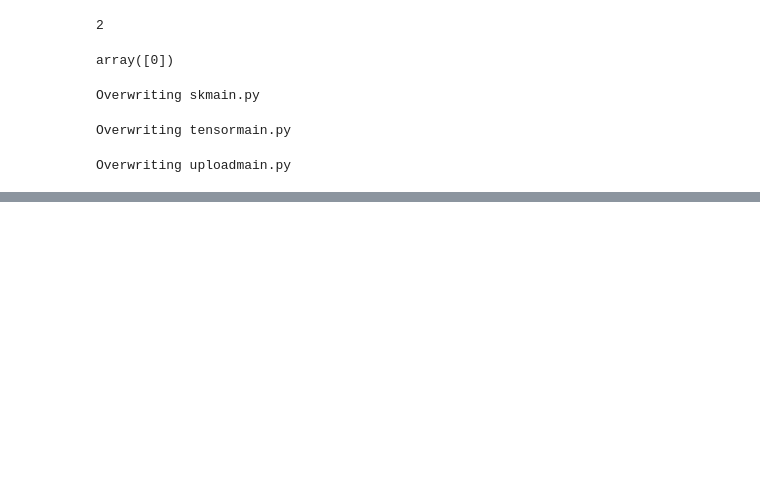
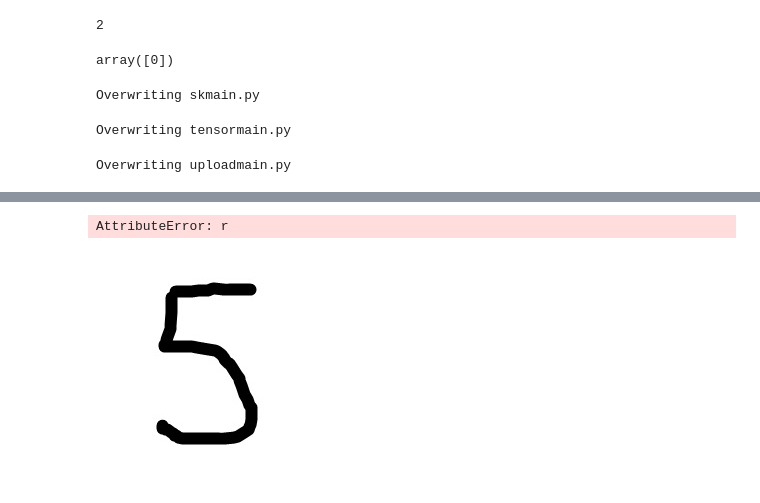
Before and after one commit to gimhae010/lec2024, a Jupyter notebook: ml05/실습테스트.ipynb, the cells around one changed output, grey strips where cells are left out. Cells and saved outputs as stored; diff of their text form; code cells hidden in the pictures; blank space fills up the shorter version.

```diff
--- a/ml05/실습테스트.ipynb
+++ b/ml05/실습테스트.ipynb
@@ -144,0 +167,12 @@ img.show()
+# %%
+from PIL import Image
+import numpy as np
+img=Image.open('5.jpg')
+img.
+np.array(img).shape
+# %% [output]
+AttributeError: r
+# %%
+img
+# %% [output]
+[figure, added]
```
Also changed, not shown: parts of 5 cells of this notebook, 1 other file.
